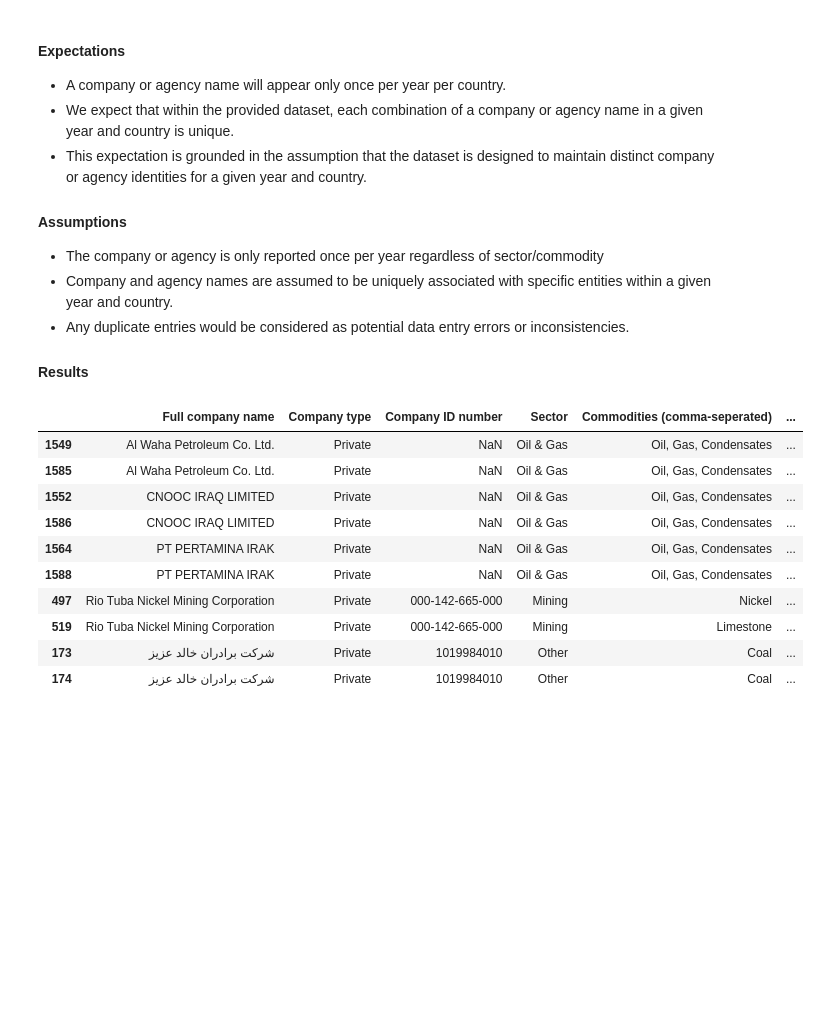
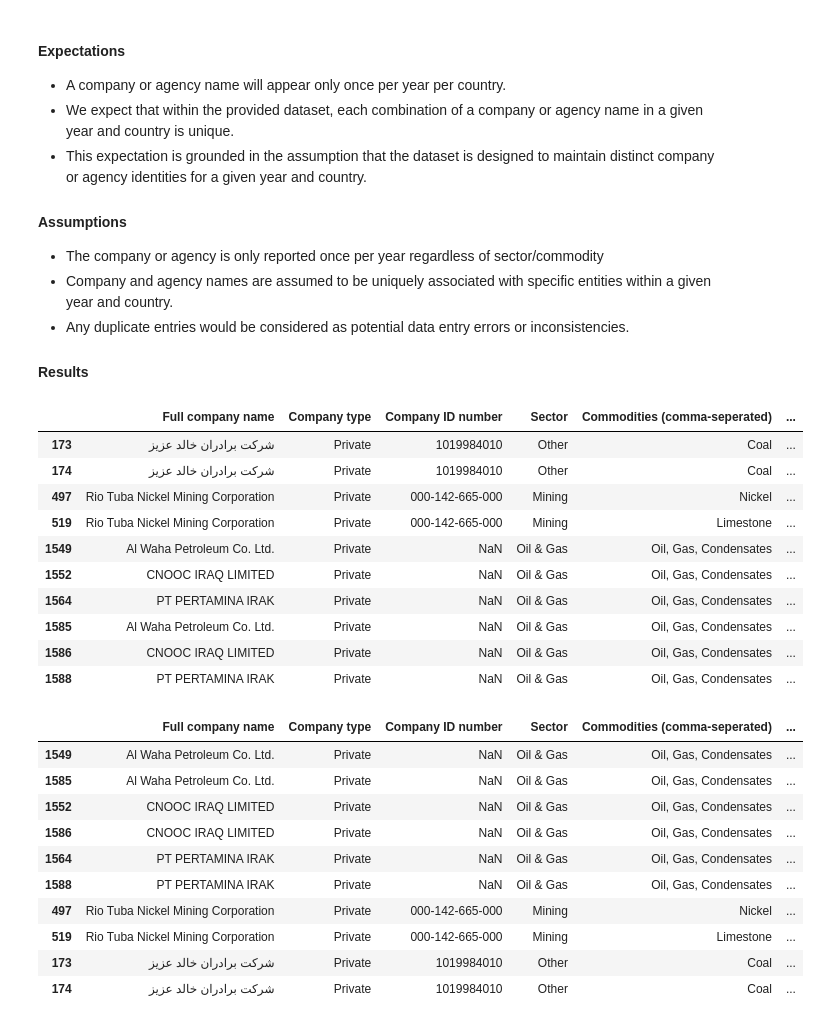
Before and after one commit to civicliteracies/EITI_SDT_data_verification_and_validation, a Jupyter notebook: Verification and Validation.ipynb, the cells around one changed output. Cells and saved outputs as stored; diff of their text form; code cells hidden in the pictures; blank space fills up the shorter version.

```diff
--- a/Verification and Validation.ipynb
+++ b/Verification and Validation.ipynb
@@ -309,6 +309,20 @@ def count_duplicates(main_df, duplicate_df, field, name):
 
 def get_duplicates(df, field_to_check, *constraint_fields):
     return df[df.duplicated([field_to_check, *constraint_fields], keep=False)].sort_values(by=[field_to_check])
+# %%
+df_part_3a[df_part_3a.duplicated(subset=['Country', 'Year', 'Full company name'], keep=False)]
+# %% [output]
+|  | Full company name | Company type | Company ID number | Sector | Commodities (comma-seperated) | ... |
+| 173 | شرکت برادران خالد عزیز | Private | 1019984010 | Other | Coal | ... |
+| 174 | شرکت برادران خالد عزیز | Private | 1019984010 | Other | Coal | ... |
+| 497 | Rio Tuba Nickel Mining Corporation | Private | 000-142-665-000 | Mining | Nickel | ... |
+| 519 | Rio Tuba Nickel Mining Corporation | Private | 000-142-665-000 | Mining | Limestone | ... |
+| 1549 | Al Waha Petroleum Co. Ltd. | Private | NaN | Oil & Gas | Oil, Gas, Condensates | ... |
+| 1552 | CNOOC IRAQ LIMITED | Private | NaN | Oil & Gas | Oil, Gas, Condensates | ... |
+| 1564 | PT PERTAMINA IRAK | Private | NaN | Oil & Gas | Oil, Gas, Condensates | ... |
+| 1585 | Al Waha Petroleum Co. Ltd. | Private | NaN | Oil & Gas | Oil, Gas, Condensates | ... |
+| 1586 | CNOOC IRAQ LIMITED | Private | NaN | Oil & Gas | Oil, Gas, Condensates | ... |
+| 1588 | PT PERTAMINA IRAK | Private | NaN | Oil & Gas | Oil, Gas, Condensates | ... |
 # %%
 get_duplicates(df_part_3a, 'Full company name', *['Country', 'Year'])
 # %% [output]
```
Also changed, not shown: parts of 11 cells of this notebook, 3 other files.
